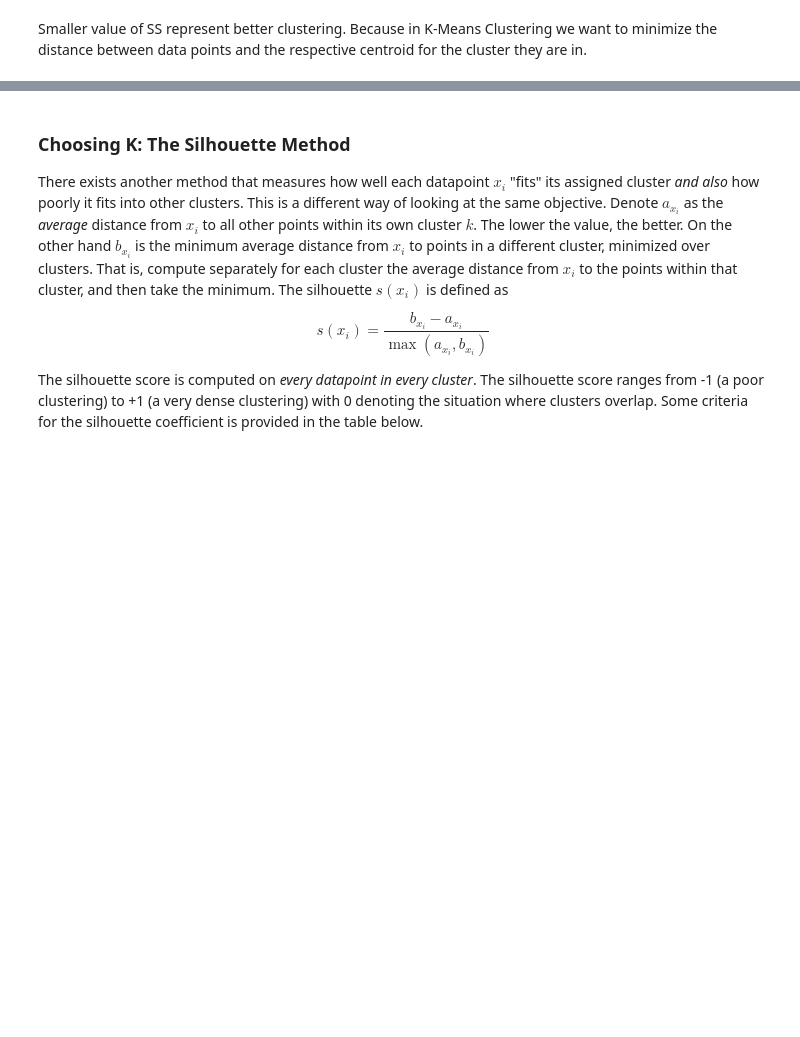
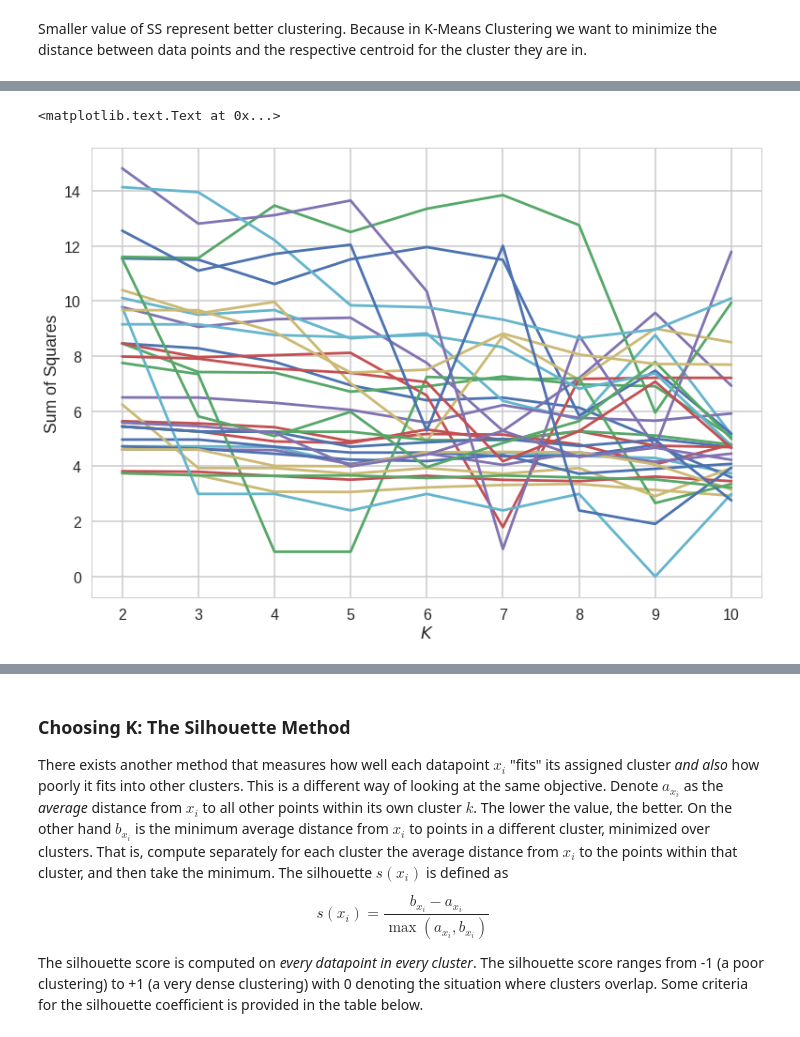
Before and after one commit to anxin16/Data-Science-Career-Track, a Jupyter notebook: Machine_Learning/Unsupervised_Learning/Mini_Project_Clustering.ipynb, the cells around one changed output, grey strips where cells are left out. Drawn from its saved outputs; the diff is of its cells as text; code cells hidden in the pictures; blank space fills up the shorter version.

```diff
--- a/Machine_Learning/Unsupervised_Learning/Mini_Project_Clustering.ipynb
+++ b/Machine_Learning/Unsupervised_Learning/Mini_Project_Clustering.ipynb
@@ -130,7 +130,15 @@ Smaller value of SS represent better clustering. Because in K-Means Clustering w
 x_cols = matrix[matrix.columns[1:]]
 # %%
 # Write code that applies the KMeans clustering method from scikit-learn to this matrix.
+# Construct a plot showing SS for each K and pick K using this plot. For simplicity, test 2≤K≤10
 from sklearn.cluster import KMeans
-# Fit the KMeans model for n_clusters = k
-def K_Cluster(k,df):
-    return KMeans(n_clusters=k).fit_predict(df)
+import numpy as np
+SS = []
+X = x_cols.copy()
+k_range = list(range(2, 11))
+for K in k_range:
+    # Fit the KMeans model for n_clusters = k
+    model = KMeans(n_clusters=K)
+    assigned_cluster = model.fit_predict(X)
+    centers = model.cluster_centers_
+    SS.append(np.sum((X - centers[assigned_cluster]) ** 2))
@@ -144,17 +144,0 @@ def distance_to_centroid(row, centroid):
-# %%
-k_range = range(2,11)
-i = 0
-SS =[]
-for K in k_range:
-    df_km = x_cols.copy()
-    km = K_Cluster(K,df_km)
-    # Pull out the cluster centers
-    centroid = km.cluster_centers_
-    df_km['cluster_id'] = km.labels_
-    # Calculate the Euclidean distance from each point to its cluster center
-    SS[i] = 0
-    for n in range(K):
-        dist = [distance_to_centroid(x, centroid[n]) for x in df_km[df_km['cluster_id']==n]]
-        d_cluster = sum(d**2) for d in dist
-        SS[i] += d_cluster
-    i += 1
@@ -163,10 +145,11 @@ SyntaxError: invalid syntax (<ipython-input-34-ff464b085b0d>, line 14)
 # %%
 # elbow curve
-plt.plot(k_range, SS, 'b*-')
-plt.grid(True)
-plt.xlabel('K')
-plt.ylabel('SS')
-plt.title('SS vs. K')
+plt.plot(k_range, ss)
+plt.xlabel("$K$")
+plt.ylabel("Sum of Squares")
+# %% [output]
+<matplotlib.text.Text at 0x...>
+[figure, added]
 # %%
 K_best = 5
 K = K_best    # the best K
```
Also changed, not shown: parts of 8 cells of this notebook.
